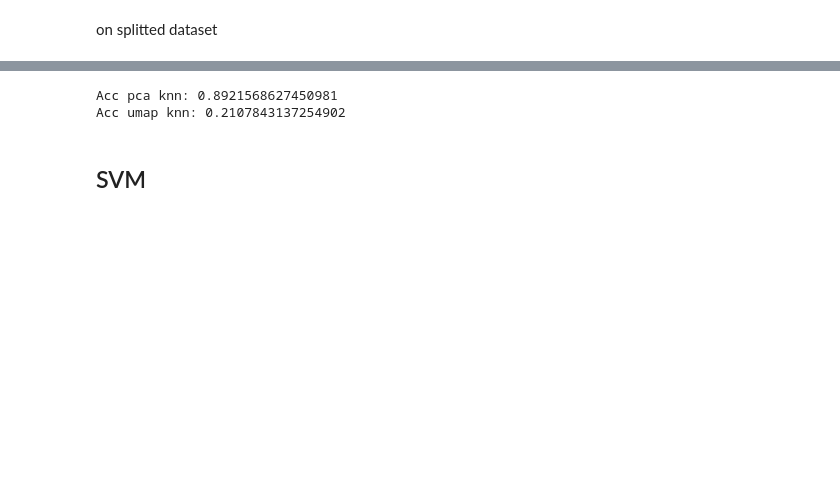
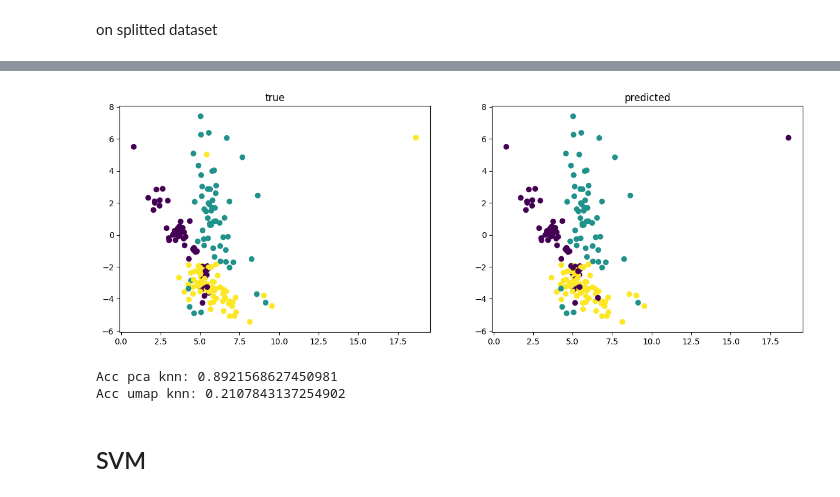
Before and after one commit to erlendlokna/CV-SSL-VQVAE-Framework, a Jupyter notebook: supervised.ipynb, the cells around one changed output, grey strips where cells are left out. Drawn from its saved outputs; the diff is of its cells as text; code cells hidden in the pictures; blank space fills up the shorter version.

```diff
--- a/supervised.ipynb
+++ b/supervised.ipynb
@@ -53,3 +55,12 @@ class PCA_model:
+# %%
+def UMAP_plots(X_test, labs_pred, labs_true):
+    dens_mapper = umap.UMAP(densmap=True, n_components=2)
+    embs = dens_mapper.fit_transform(X_test)
+
+
+    f, ax = plt.subplots(1, 2, figsize=(15, 5))
+    ax[0].scatter(embs[:, 0], embs[:, 1], c=labs_true); ax[0].set_title("true")
+    ax[1].scatter(embs[:, 0], embs[:, 1], c=labs_pred); ax[1].set_title("predicted")
 # %% [markdown]
 ## Constructing VQVAE based on config
 # %%
@@ -124,3 +135,7 @@ Accuracy: 0.8921568627450981
+# %%
+UMAP_plots(Z_test_scaled, Y_pred_knn, Y_test2)
+# %% [output]
+[figure, added]
 # %%
 pca_neigh = PCA_model(KNeighborsClassifier(n_neighbors=k), var_explained_crit=0.95)
 umap_neigh = UMAP_model(KNeighborsClassifier(n_neighbors=k), n_comps = 10)
```
Also changed, not shown: parts of 11 cells of this notebook, 4 other files.
